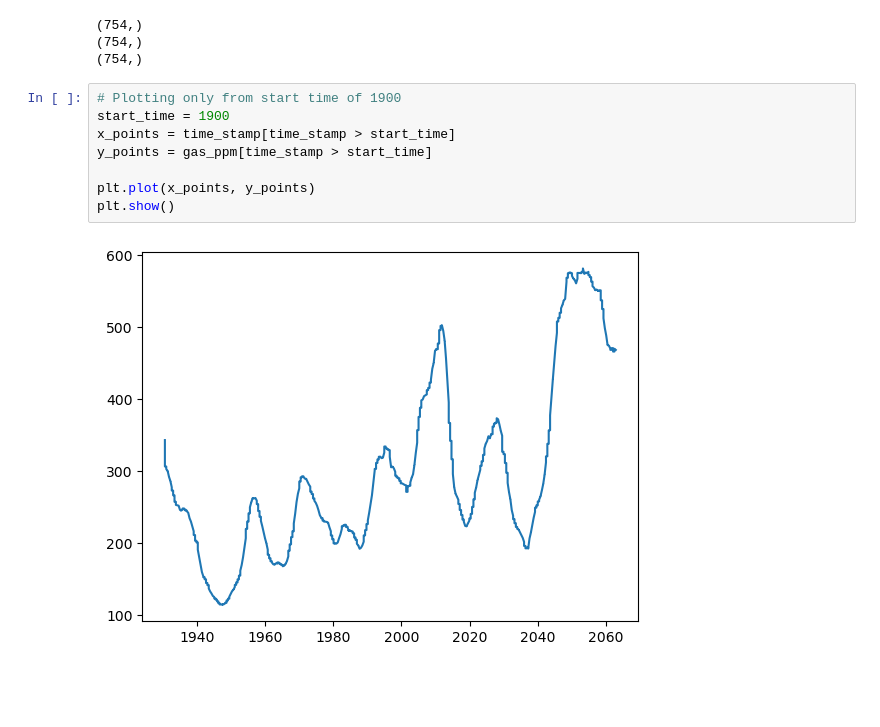
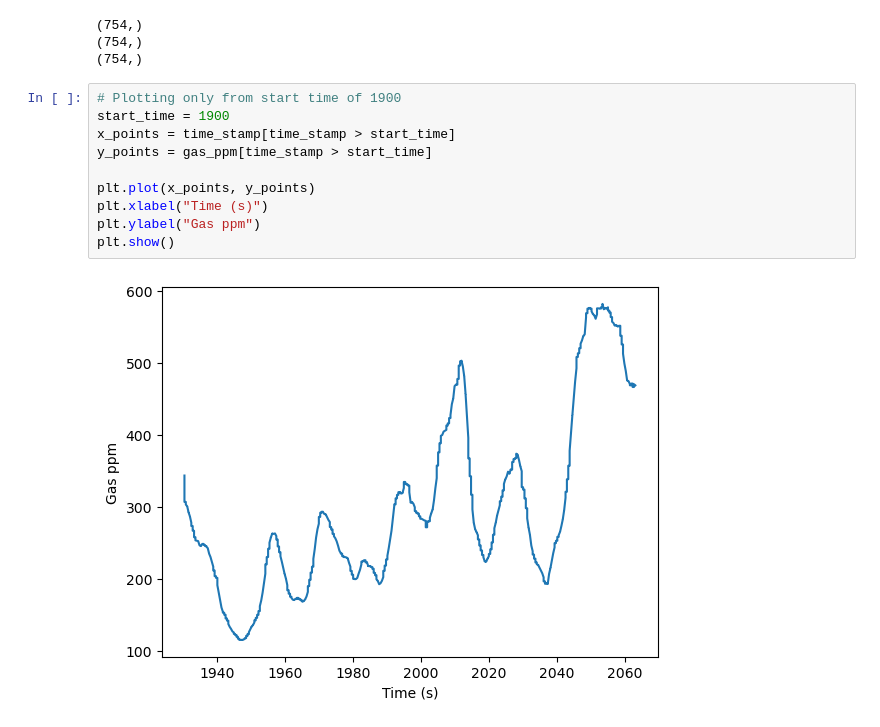
Before and after one commit to flyrobot27/ardupilot-log-to-csv, a Jupyter notebook: gas_graph.ipynb, the cells around one changed output. Cells and saved outputs as stored; diff of their text form; blank space fills up the shorter version.

Commit message:
Complete graph

```diff
--- a/gas_graph.ipynb
+++ b/gas_graph.ipynb
@@ -42,13 +42,15 @@ print(time_stamp.shape)
 # %%
 # Plotting only from start time of 1900
 start_time = 1900
 x_points = time_stamp[time_stamp > start_time]
 y_points = gas_ppm[time_stamp > start_time]
 
 plt.plot(x_points, y_points)
+plt.xlabel("Time (s)")
+plt.ylabel("Gas ppm")
 plt.show()
 # %% [output]
-[figure, old version]
+[figure, new version]
 # %%
 x_points = time_stamp[time_stamp > start_time]
 y_points = temperature[time_stamp > start_time]
```
Also changed, not shown: parts of 1 cell of this notebook.
